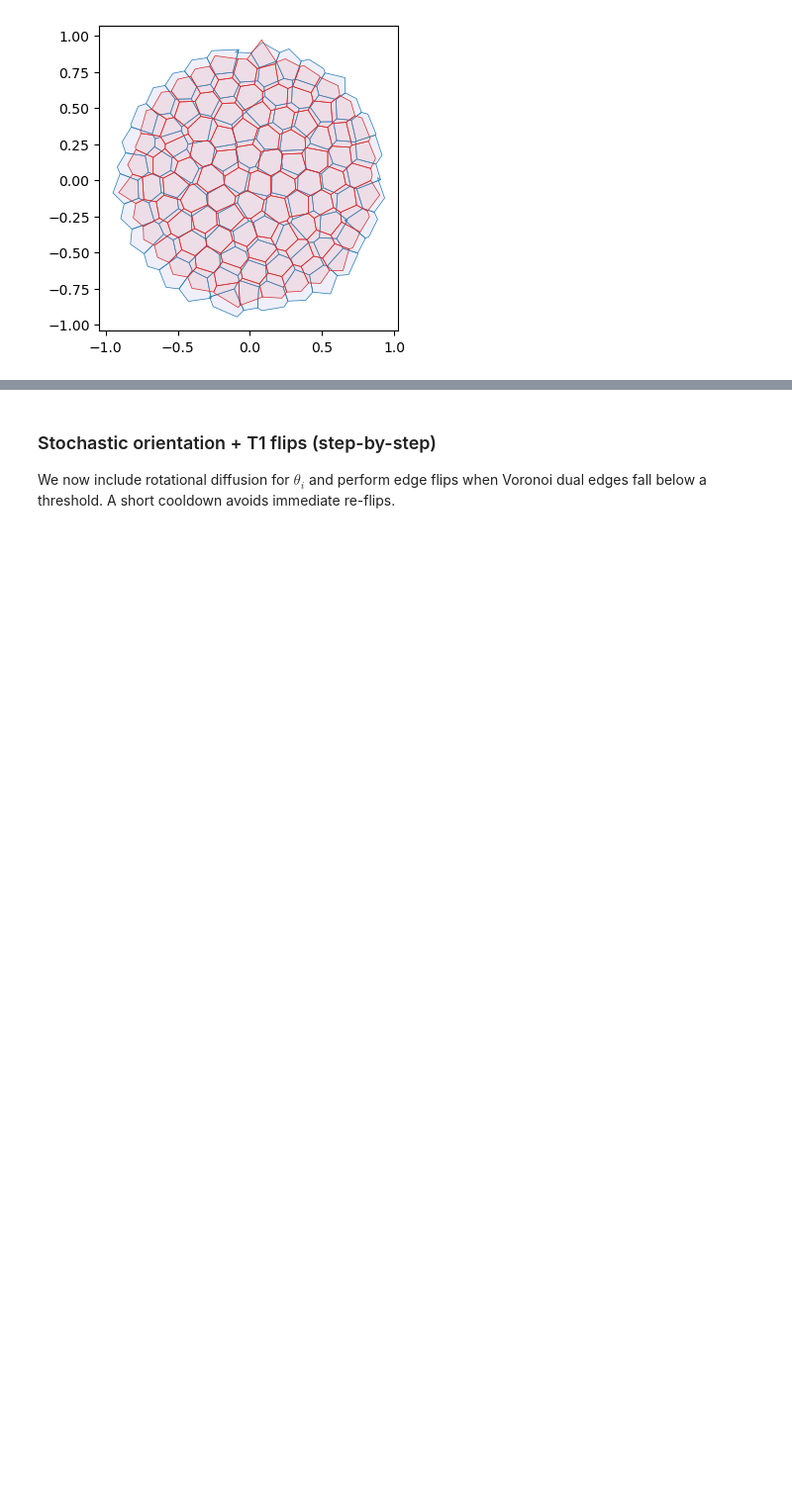
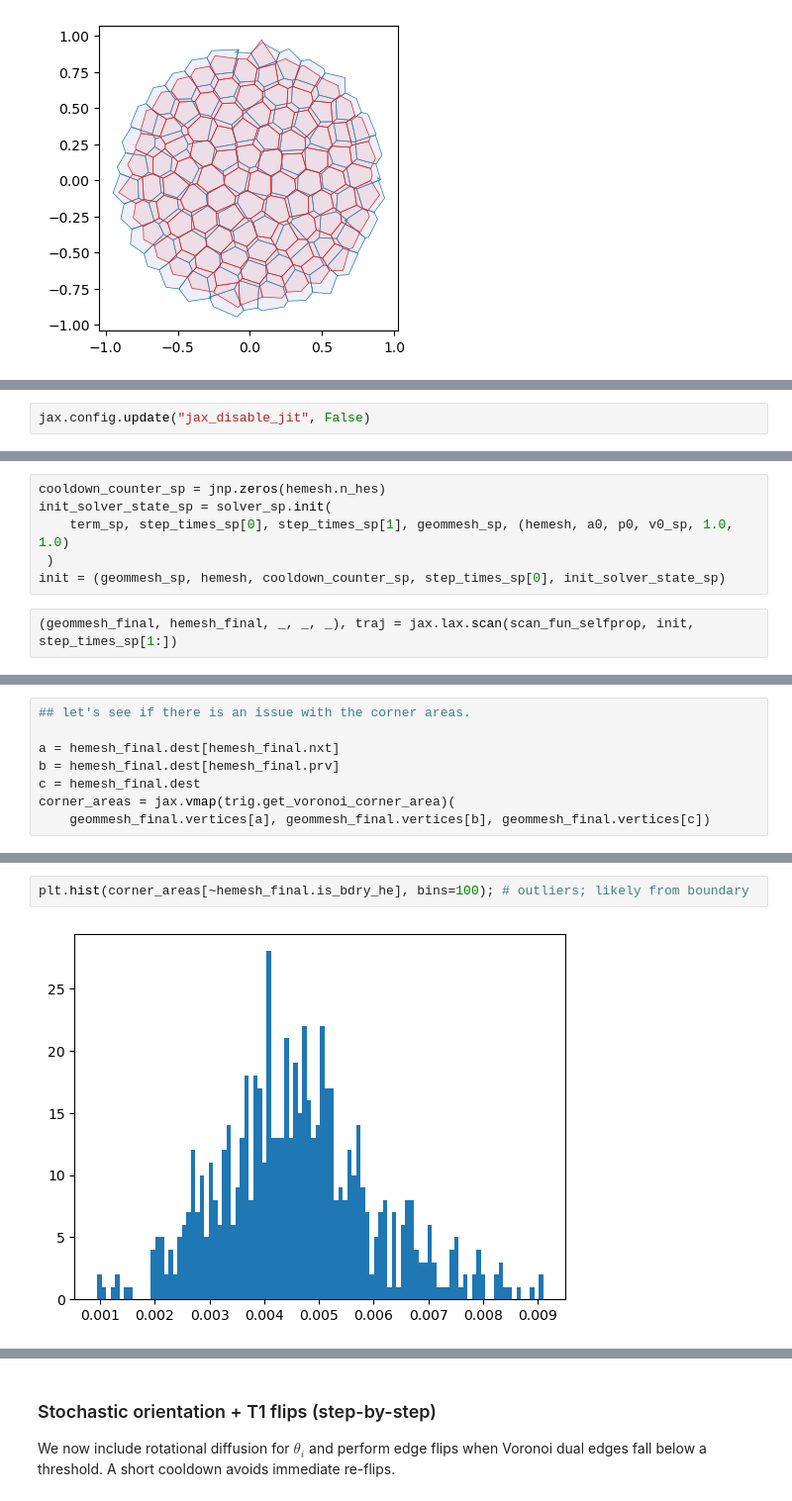
Before and after one commit to nikolas-claussen/triangulax, a Jupyter notebook: nbs/03_area_perimeter_model.ipynb, the cells around one changed output, grey strips where cells are left out. Shown at 99% size. Drawn from its saved outputs; the diff is of its cells as text; blank space fills up the shorter version.

```diff
--- a/nbs/03_area_perimeter_model.ipynb
+++ b/nbs/03_area_perimeter_model.ipynb
@@ -445,0 +380,2 @@ ax.autoscale_view();
+# %%
+jax.config.update("jax_disable_jit", False)
@@ -445,0 +462,8 @@ ax.autoscale_view();
+# %%
+cooldown_counter_sp = jnp.zeros(hemesh.n_hes)
+init_solver_state_sp = solver_sp.init(
+    term_sp, step_times_sp[0], step_times_sp[1], geommesh_sp, (hemesh, a0, p0, v0_sp, 1.0, 1.0)
+ )
+init = (geommesh_sp, hemesh, cooldown_counter_sp, step_times_sp[0], init_solver_state_sp)
+# %%
+(geommesh_final, hemesh_final, _, _, _), traj = jax.lax.scan(scan_fun_selfprop, init, step_times_sp[1:])
@@ -445,0 +495,8 @@ ax.autoscale_view();
+# %%
+## let's see if there is an issue with the corner areas.
+
+a = hemesh_final.dest[hemesh_final.nxt]
+b = hemesh_final.dest[hemesh_final.prv]
+c = hemesh_final.dest
+corner_areas = jax.vmap(trig.get_voronoi_corner_area)(
+    geommesh_final.vertices[a], geommesh_final.vertices[b], geommesh_final.vertices[c])
@@ -445,0 +531,4 @@ ax.autoscale_view();
+# %%
+plt.hist(corner_areas[~hemesh_final.is_bdry_he], bins=100); # outliers; likely from boundary
+# %% [output]
+[figure, added]
```
Also changed, not shown: parts of 26 cells of this notebook, 38 other files.
